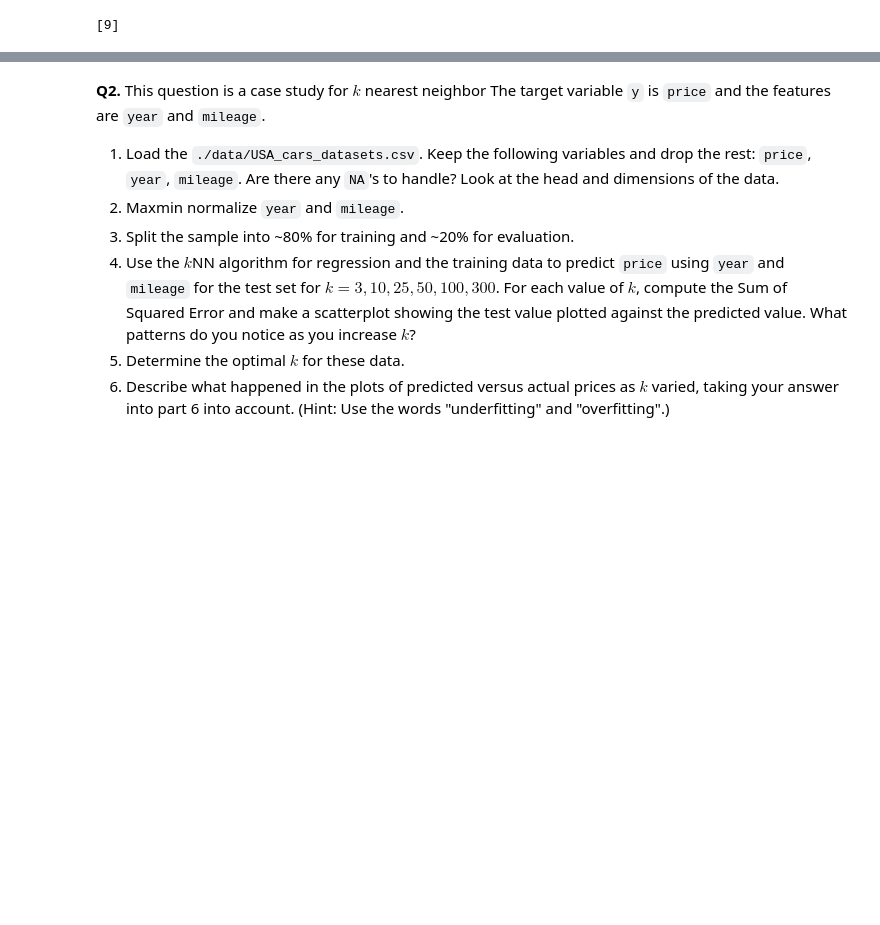
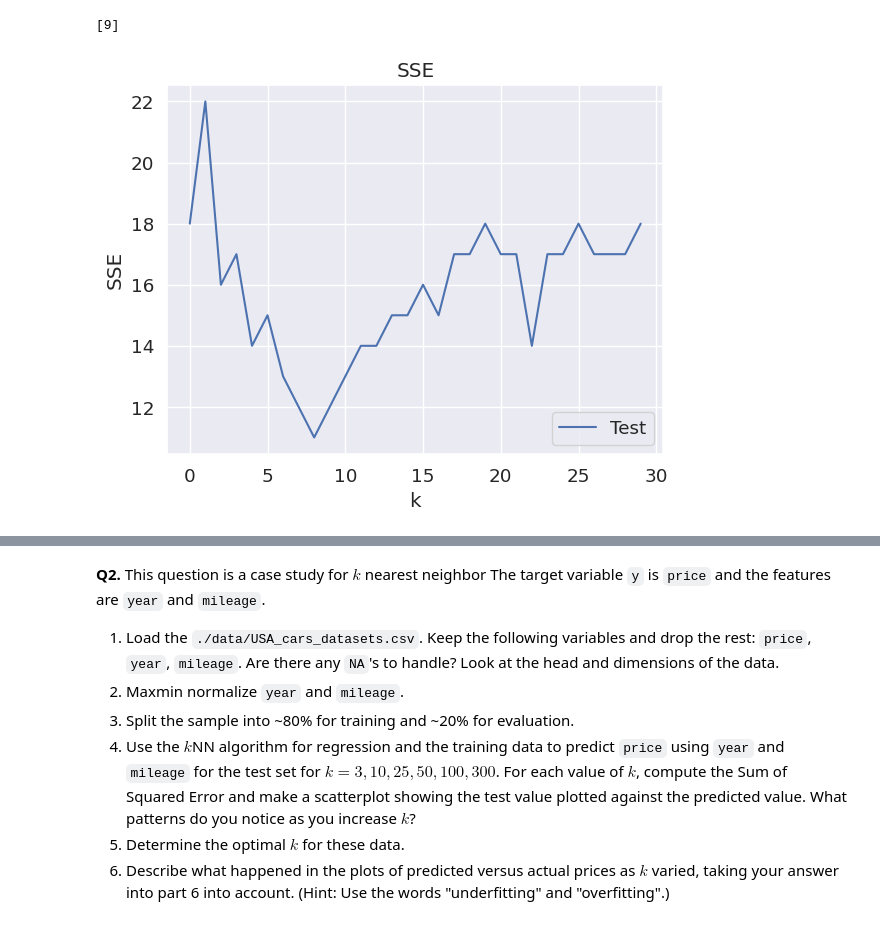
Before and after one commit to wdgstl/assignment3, a Jupyter notebook: WDG_assignment_knn_and_kmc.ipynb, the cells around one changed output, grey strips where cells are left out. Cells and saved outputs as stored; diff of their text form; code cells hidden in the pictures; blank space fills up the shorter version.

```diff
--- a/WDG_assignment_knn_and_kmc.ipynb
+++ b/WDG_assignment_knn_and_kmc.ipynb
@@ -128,26 +141,35 @@ X_train, X_test, y_train, y_test = train_test_split(X,y,test_size=.2,random_stat
 # %%
 #5.)
-from sklearn.neighbors import KNeighborsRegressor as kNNClassifier
+from sklearn.neighbors import KNeighborsClassifier
 #Optimal Number of k neigbors
 
-k_bar = 70
+k_bar = 30
 k_grid = np.arange(1,k_bar)
-SSE_train = np.zeros(k_bar)
 SSE_test = np.zeros(k_bar)
 for k in range(k_bar):
-    model = kNNClassifier(n_neighbors=k+1) # Create a sk model for k
+    model = KNeighborsClassifier(n_neighbors=k+1) # Create a sk model for k
     fitted_model = model.fit(X_train,y_train) # Train the model on our data
     y_hat = fitted_model.predict(X_test) # Predict values for test set
     SSE_test[k] = np.sum( (y_test-y_hat)**2 ) # Save the computed SSE
-    y_hat = fitted_model.predict(X_train) # Predict values for training set
-    SSE_train[k] = np.sum( (y_train-y_hat)**2 ) # Save the computed SSE
 
 SSE_min = np.min(SSE_test) # Lowest recorded SSE
 min_index = np.where(SSE_test==SSE_min) # Find the indices of y that equal the minimum
 k_star = k_grid[min_index] # Find the optimal value of k
+
 print(k_star)
+
+#Optimal k around 9
 # %% [output]
 [9]
+# %%
+plt.plot(np.arange(0,k_bar),SSE_test,label='Test')
+plt.xlabel("k")
+plt.ylabel("SSE")
+plt.legend(loc='lower right')
+plt.title('SSE')
+plt.show()
+# %% [output]
+[figure, added]
 # %%
 #6.) Confusion Matrix + Metrics
 
```
Also changed, not shown: parts of 35 cells of this notebook.
